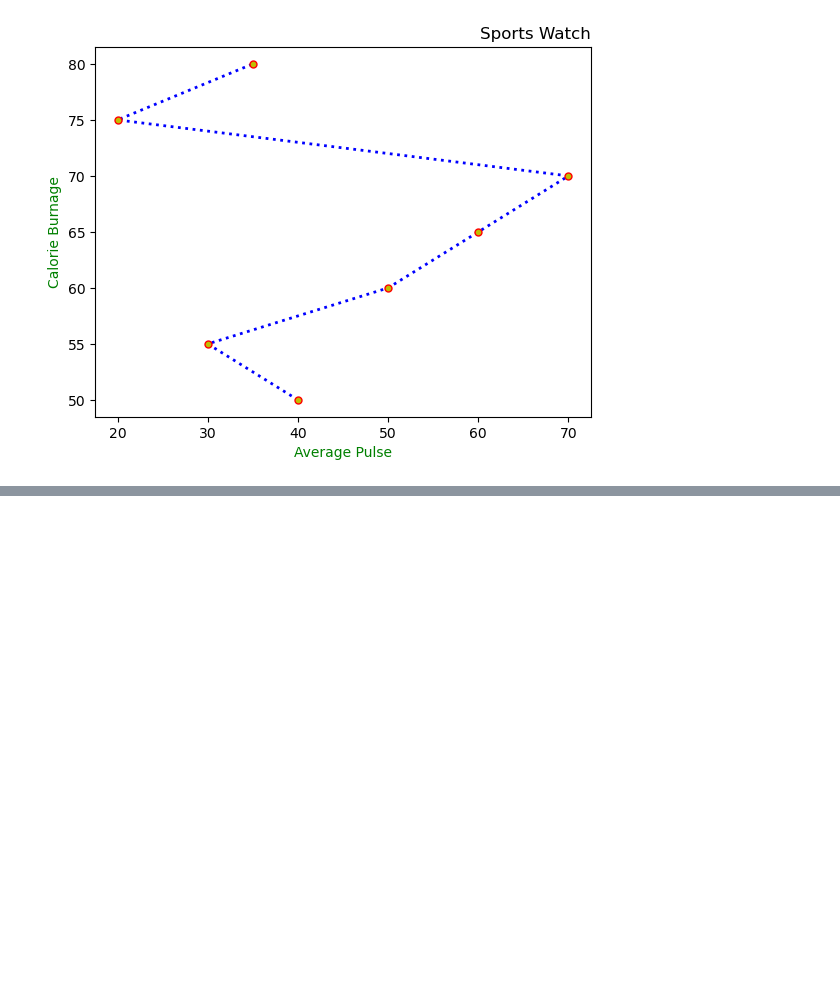
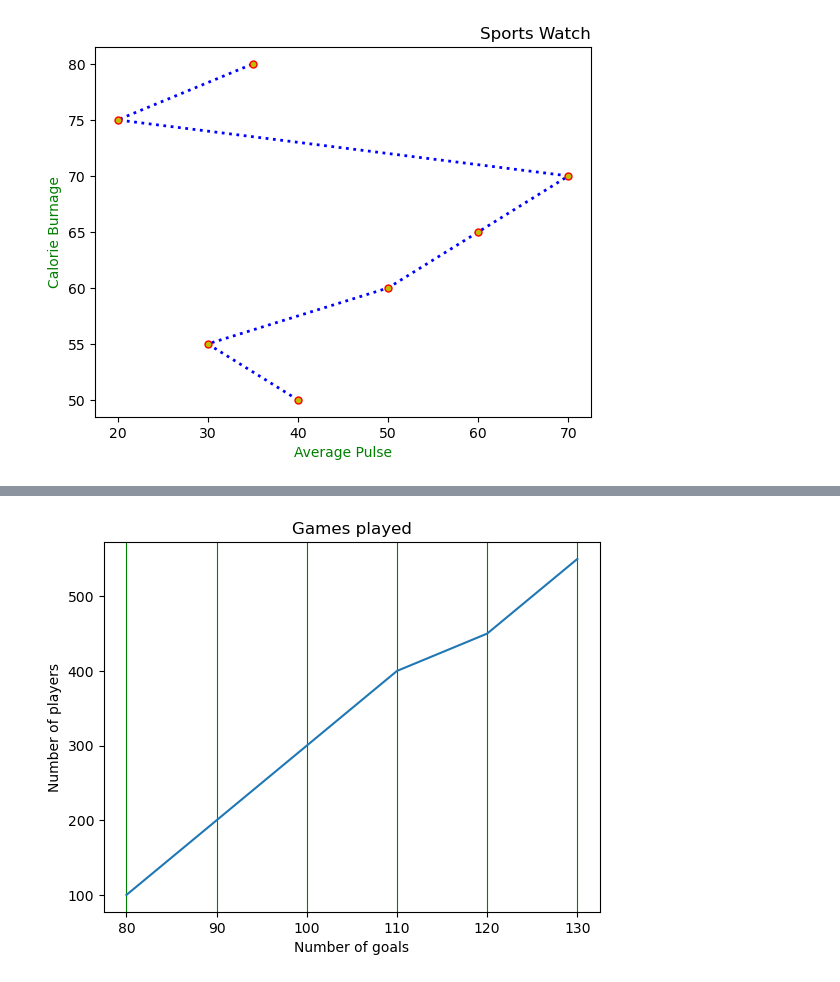
Before and after one commit to Joelson-Dieter/JupyterNotebook.ipynb, a Jupyter notebook: matplotlib.ipynb/marker.ipynb, the cells around one changed output, grey strips where cells are left out. Saved outputs shown, nothing was run; the diff lists cells and outputs as text; code cells hidden in the pictures; blank space fills up the shorter version.

```diff
--- a/matplotlib.ipynb/marker.ipynb
+++ b/matplotlib.ipynb/marker.ipynb
@@ -127,0 +143,13 @@ plt.show()
+# %%
+import matplotlib.pyplot as plt
+import numpy as np
+x=np.array([80,85,90,95,100,105,110,120,125,130])
+y=np.array([100,150,200,250,300,350,400,450,500,550])
+plt.title('Games played')
+plt.xlabel('Number of goals')
+plt.ylabel('Number of players')
+plt.plot(x,y)
+plt.grid(axis='x',color='green')
+plt.show()
+# %% [output]
+[figure, added]
```
Also changed, not shown: parts of 3 cells of this notebook.
